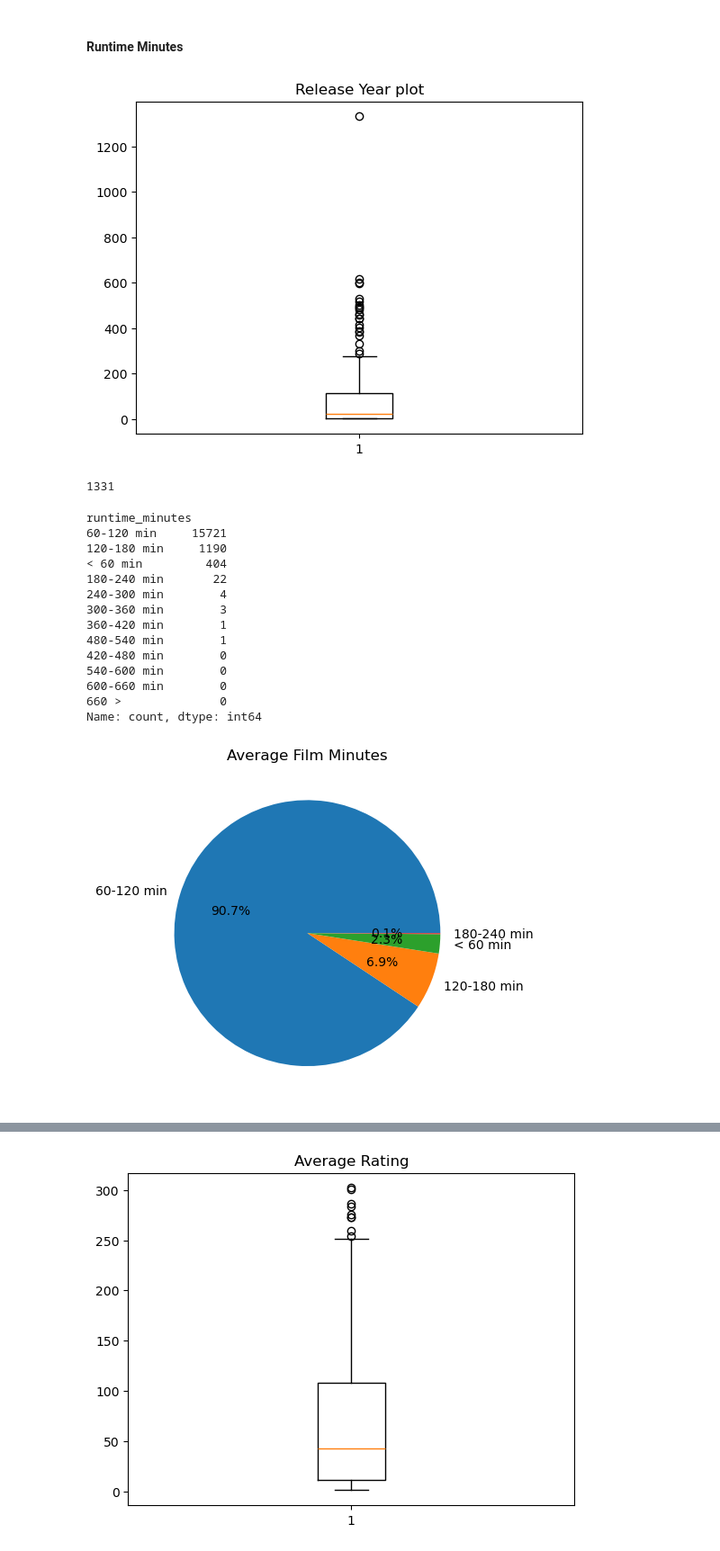
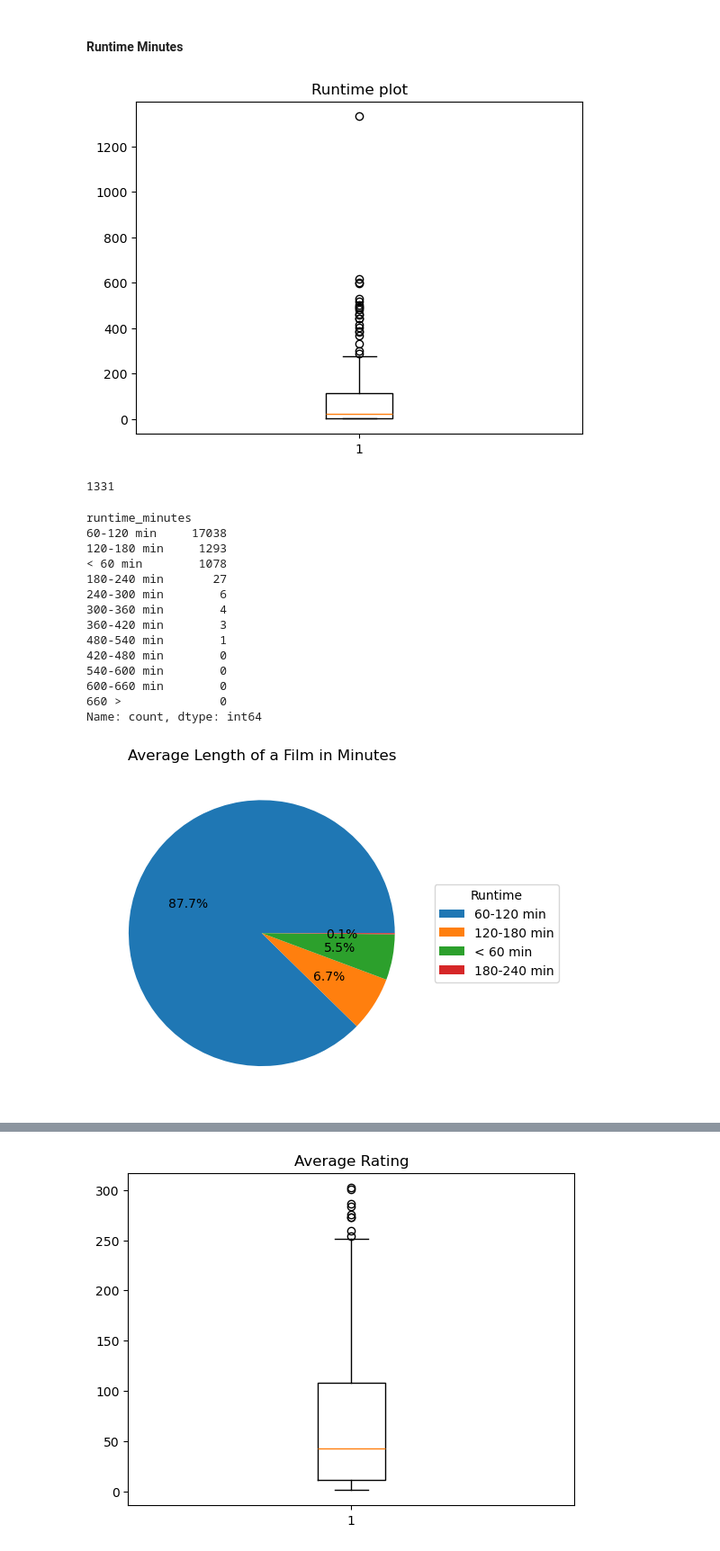
Before and after one commit to am-eric/Film-Analysis, a Jupyter notebook: analysis.ipynb, the cells around one changed output, grey strips where cells are left out. Shown at 90% size. Drawn from its saved outputs; the diff is of its cells as text; code cells hidden in the pictures.

```diff
--- a/analysis.ipynb
+++ b/analysis.ipynb
@@ -485,8 +479,8 @@ dtype: int64
 tmdb = tmdb.drop(columns='genre_ids')
 # %%
 # tmdb, imdb, tn - use tn later
-it_merged = pd.merge(imdb, tmdb, on='original_title', how='inner')
-it_merged
+imdb_tm = pd.merge(imdb, tmdb, on='original_title', how='inner')
+imdb_tm
 # %% [output]
 |  | movie_id | primary_title | original_title | start_year | runtime_minutes | genres | averagerating | ... |
 | 0 | tt0069049 | The Other Side of the Wind | The Other Side of the Wind | 2018 | 122.0 | Drama | 6.9 | ... |
@@ -523,11 +535,11 @@ dtype: int64
 # %%
 # get average of ratings from imdb and tmdb
 # add the vote counts
-it_merged['avg_rating'] = (it_merged['averagerating'] + it_merged['vote_average'])/2
-it_merged['num_votes'] = it_merged['numvotes'] +  it_merged['vote_count']
+imdb_tm['avg_rating'] = (imdb_tm['averagerating'] + imdb_tm['vote_average'])/2
 
 # get release year from release date
-it_merged['release_year'] = pd.to_datetime(it_merged['release_date']).dt.year
+imdb_tm['release_year'] = pd.to_datetime(imdb_tm['release_date']).dt.year
 
-it_merged
+
+imdb_tm
 # %% [output]
@@ -553,4 +574 @@ cols = [
 ]
-# %%
-it_merged = it_merged[cols]
-it_merged
@@ -672,8 +657,8 @@ ax.set_title('Distribution of films by years');
 # %% [markdown]
 #### Runtime Minutes
 # %%
-plt.boxplot(it_merged['runtime_minutes'].value_counts().values)
-plt.title('Release Year plot');
+plt.boxplot(imdb_tm['runtime_minutes'].value_counts().values)
+plt.title('Runtime plot');
 # %% [output]
-[figure, old version]
+[figure, new version]
 # %%
@@ -706,13 +677,13 @@ min_class = pd.cut(it_merged['runtime_minutes'], bins=bins, labels=labels, right
 min_class.value_counts()
 # %% [output]
 runtime_minutes
-60-120 min     15721
-120-180 min     1190
-< 60 min         404
-180-240 min       22
-240-300 min        4
-300-360 min        3
-360-420 min        1
+60-120 min     17038
+120-180 min     1293
+< 60 min        1078
+180-240 min       27
+240-300 min        6
+300-360 min        4
+360-420 min        3
 480-540 min        1
 420-480 min        0
 540-600 min        0
@@ -721,8 +692,10 @@ runtime_minutes
 Name: count, dtype: int64
 # %%
 # plot a pie chart for visualization
-plt.pie(min_class.value_counts()[:4], labels=min_class.value_counts()[:4].index, autopct='%1.1f%%')
-plt.title('Average Film Minutes');
+plt.pie(min_class.value_counts()[:4], autopct='%1.1f%%')
+plt.legend(labels=min_class.value_counts()[:4].index, title="Runtime", loc="center left", bbox_to_anchor=(1, 0, 0.5, 1))
+
+plt.title('Average Length of a Film in Minutes');
 # %% [output]
-[figure, old version]
+[figure, new version]
 # %% [markdown]
```
Also changed, not shown: parts of 85 cells of this notebook.
